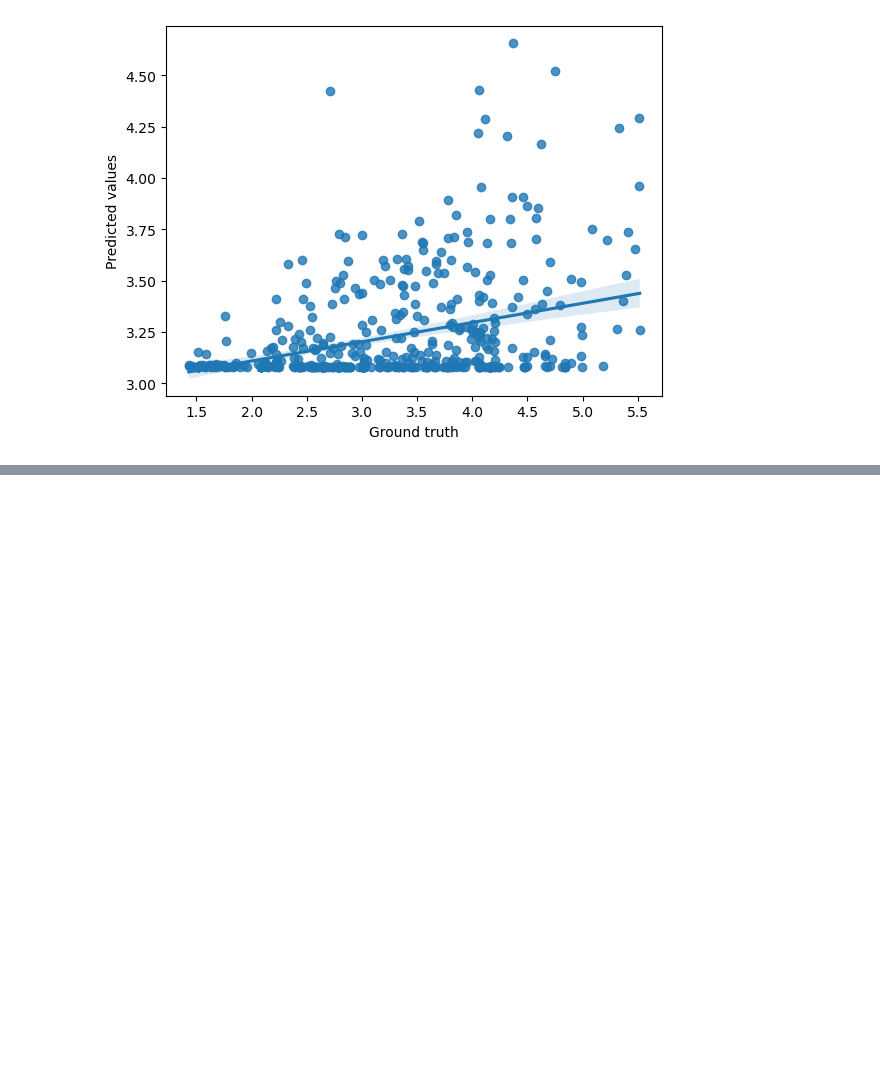
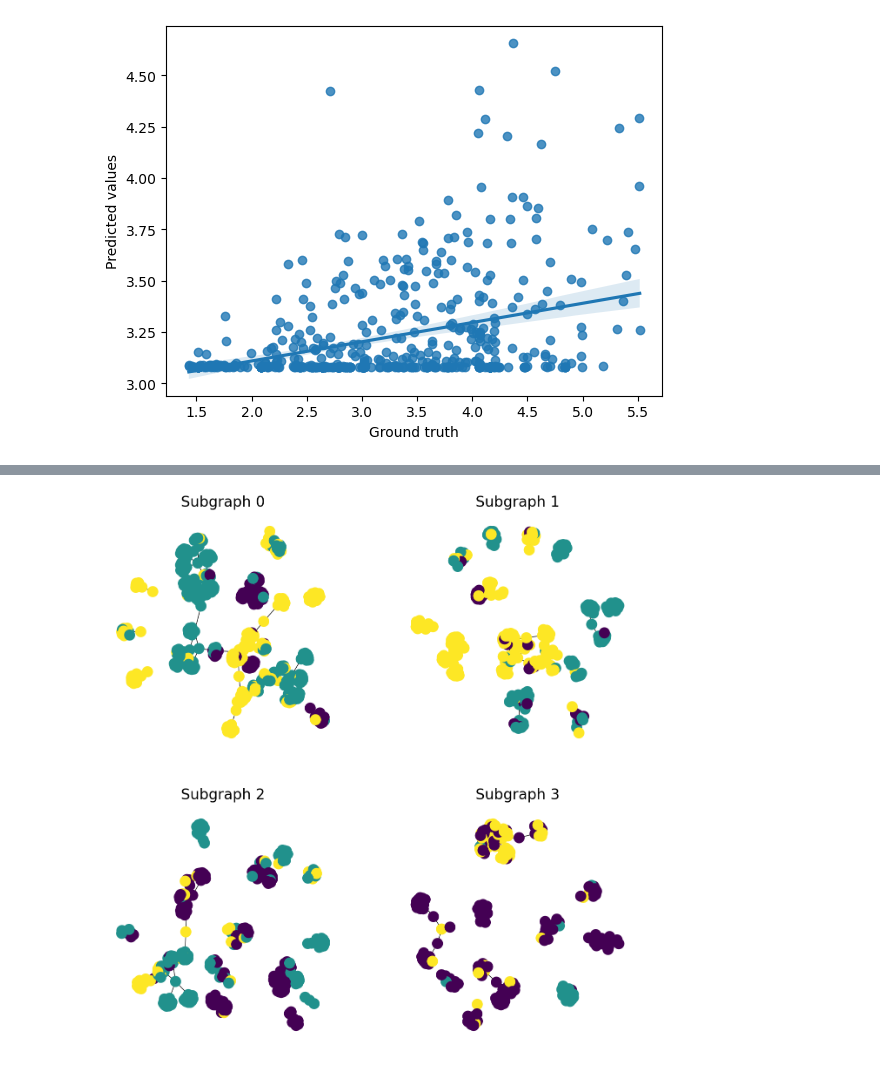
Before and after one commit to DeokhyeonYoon/GNN_Tutorial, a Jupyter notebook: Step5_GNN_방법론.ipynb, the cells around one changed output, grey strips where cells are left out. Drawn from its saved outputs; the diff is of its cells as text; code cells hidden in the pictures; blank space fills up the shorter version.

```diff
--- a/Step5_GNN_방법론.ipynb
+++ b/Step5_GNN_방법론.ipynb
@@ -483,0 +554,19 @@ fig.set(xlabel="Ground truth", ylabel="Predicted values")
+# %%
+# mini-batch dataset 만들기
+
+# NeighborLoader는 그래프에서 특정 노드를 중심으로 일정 개수의 이웃을 샘플링하여 미니 배치를 생성하는 기능을 함.
+from torch_geometric.loader import NeighborLoader
+# to_networkx는 Pytorch Geometric의 데이터 객체를 networkx 형식으로 변환하는 기능을 함.
+from torch_geometric.utils import to_networkx
+
+# neighbor sampling으로 배치 만들기
+train_loader = NeighborLoader(
+    data,
+    num_neighbors=[5, 10],
+    batch_size = 16,
+    input_nodes=data.train_mask,
+)
+
+# 각 하위 그래프 print
+for i, subgraph in enumerate(train_loader):
+    print(f"Subgraph {i}: {subgraph}")
@@ -483,0 +578,25 @@ fig.set(xlabel="Ground truth", ylabel="Predicted values")
+# %%
+# Visualization
+import numpy as np
+import networkx as nx
+import matplotlib.pyplot as plt
+
+# Plot each subgraph
+fig = plt.figure(figsize=(16,16))
+for idx, (subdata, pos) in enumerate(zip(train_loader, [221, 222,223,224])):
+    G = to_networkx(
+        subdata,
+        to_undirected=True
+    )
+    ax = fig.add_subplot(pos)
+    ax.set_title(f"Subgraph {idx}", fontsize=24)
+    plt.axis("off")
+    nx.draw_networkx(
+        G,
+        pos=nx.spring_layout(G, seed=0),
+        with_labels=False,
+        node_color=subdata.y
+    )
+plt.show()
+# %% [output]
+[figure, added]
```
Also changed, not shown: parts of 7 cells of this notebook, 1 other file.
